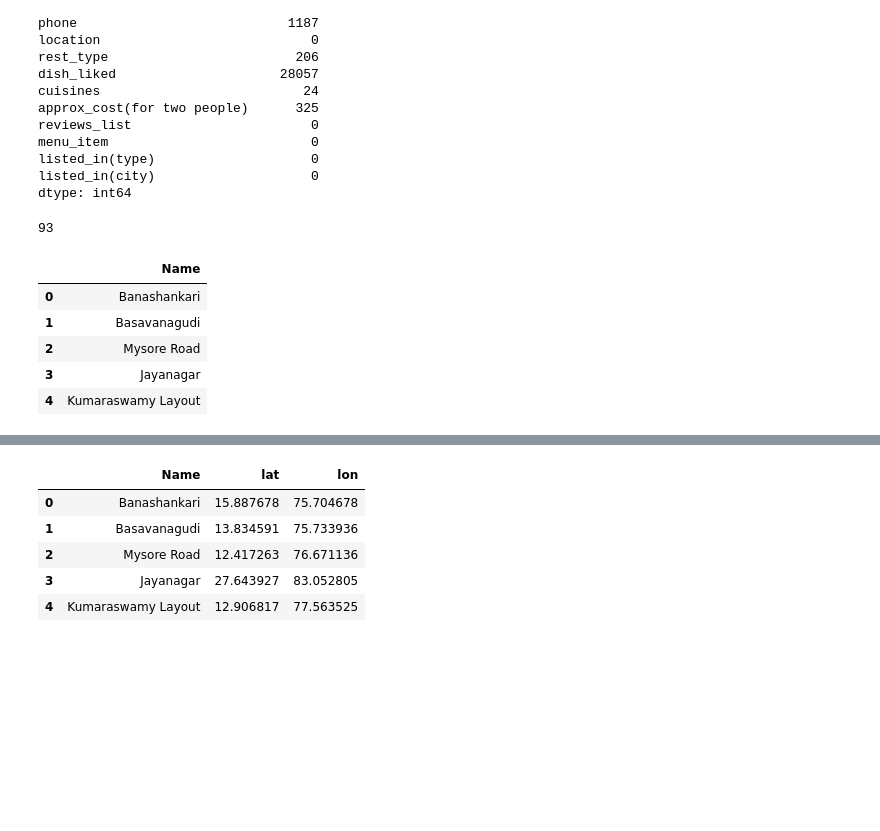
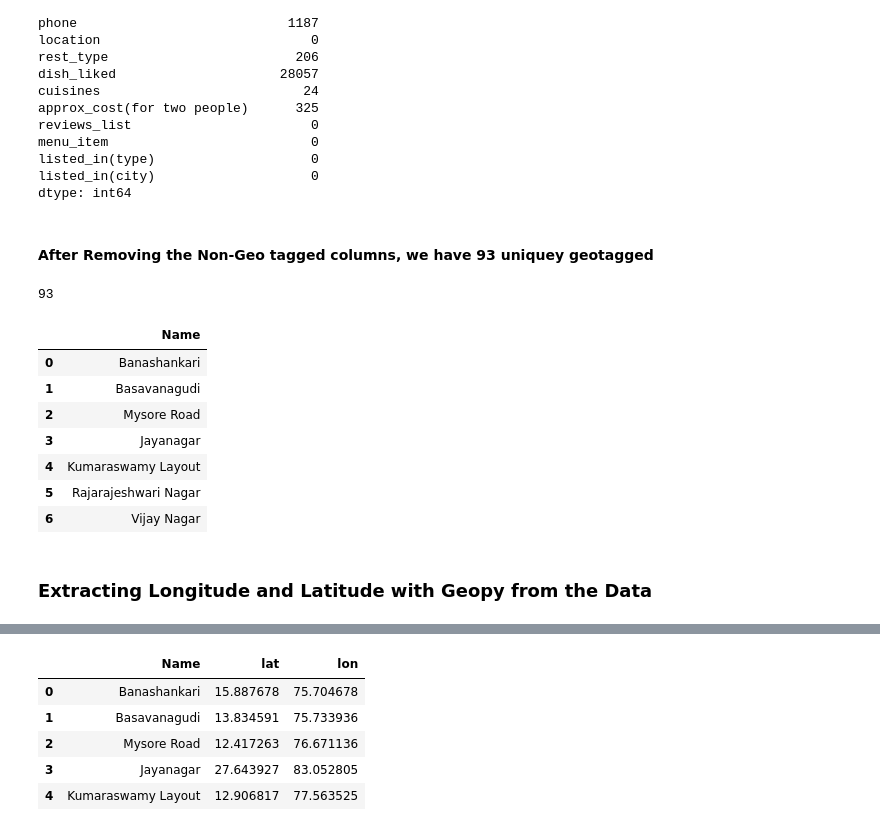
Before and after one commit to OkomoJacob/Spatial-Analysis-Studios, a Jupyter notebook: 4.zomatoRestaurants/Zomato_spatial.ipynb, the cells around one changed output, grey strips where cells are left out. Cells and saved outputs as stored; diff of their text form; code cells hidden in the pictures; blank space fills up the shorter version.

```diff
--- a/4.zomatoRestaurants/Zomato_spatial.ipynb
+++ b/4.zomatoRestaurants/Zomato_spatial.ipynb
@@ -59,6 +76,8 @@ menu_item                          0
 listed_in(type)                    0
 listed_in(city)                    0
 dtype: int64
+# %% [markdown]
+#### After Removing the Non-Geo tagged columns, we have 93 uniquey geotagged
 # %%
 len(df['location'].unique())
 # %% [output]
@@ -68,10 +87,14 @@ locations=pd.DataFrame({"Name":df['location'].unique()})
 # %%
-locations.head()
+locations.head(7)
 # %% [output]
 |  | Name |
 | 0 | Banashankari |
 | 1 | Basavanagudi |
 | 2 | Mysore Road |
 | 3 | Jayanagar |
 | 4 | Kumaraswamy Layout |
+| 5 | Rajarajeshwari Nagar |
+| 6 | Vijay Nagar |
+# %% [markdown]
+### Extracting Longitude and Latitude with Geopy from the Data
 # %%
```
Also changed, not shown: parts of 11 cells of this notebook.
